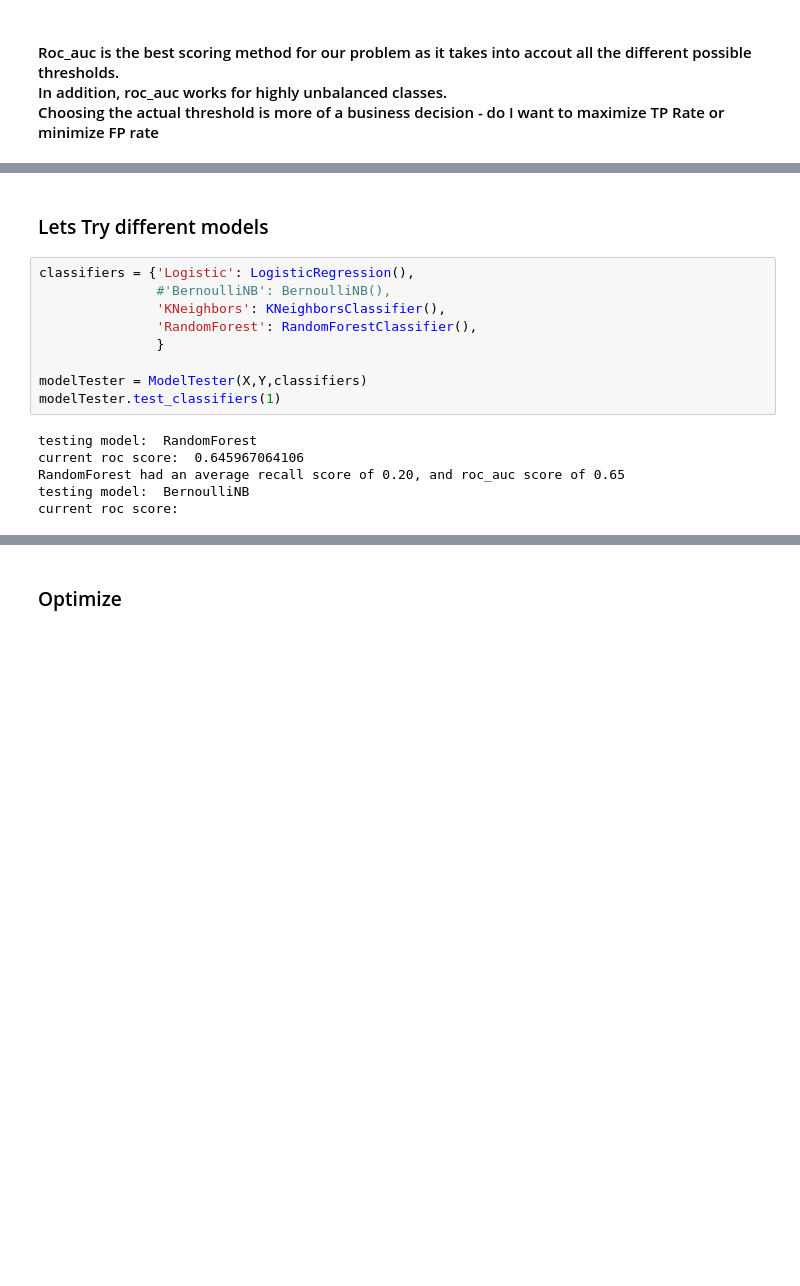
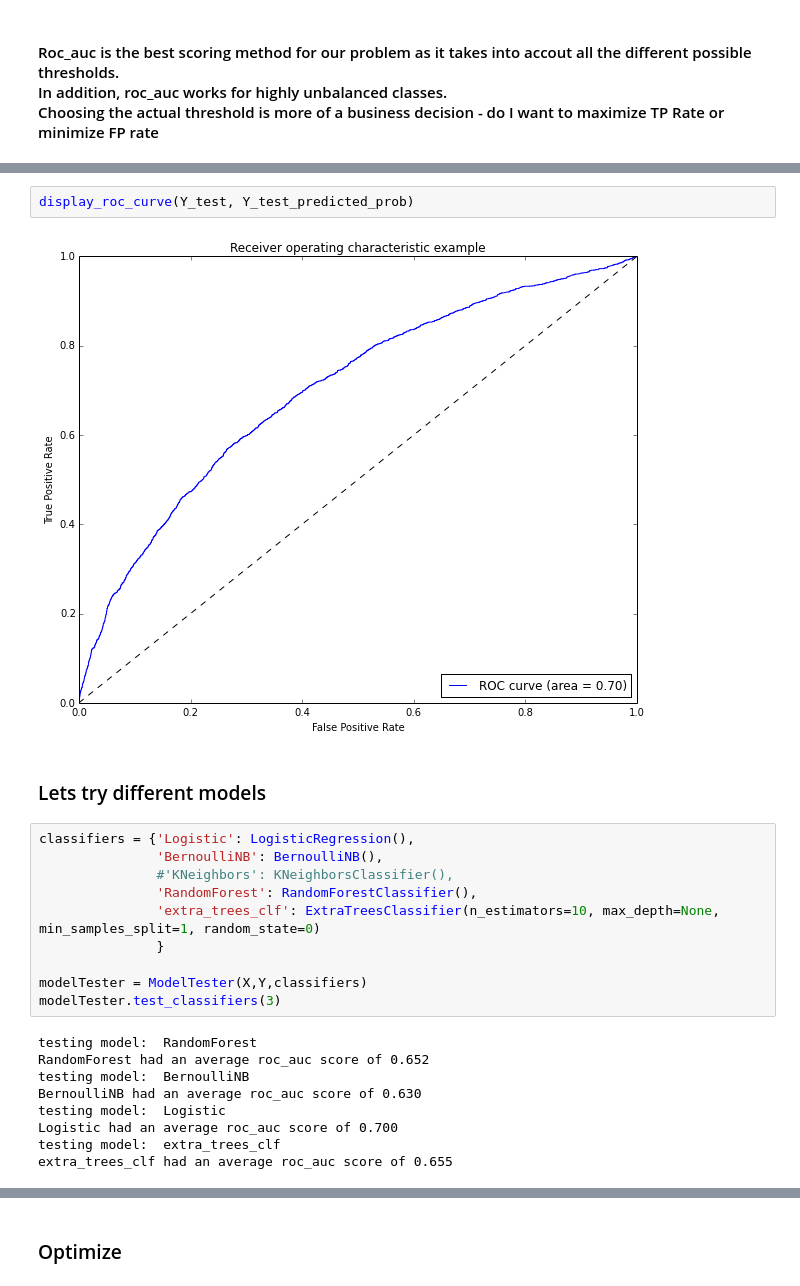
Before and after one commit to arisha84/fall_2014_assignments, a Jupyter notebook: project/Presentaion.ipynb, the cells around one changed output, grey strips where cells are left out. Saved outputs shown, nothing was run; the diff lists cells and outputs as text; blank space fills up the shorter version.

```diff
--- a/project/Presentaion.ipynb
+++ b/project/Presentaion.ipynb
@@ -128,18 +132,26 @@ score_roc_auc
+# %%
+display_roc_curve(Y_test, Y_test_predicted_prob)
+# %% [output]
+[figure, added]
 # %% [markdown]
-### Lets Try different models
+### Lets try different models
 # %%
 classifiers = {'Logistic': LogisticRegression(),
-               #'BernoulliNB': BernoulliNB(),
-               'KNeighbors': KNeighborsClassifier(),
+               'BernoulliNB': BernoulliNB(),
+               #'KNeighbors': KNeighborsClassifier(),
                'RandomForest': RandomForestClassifier(),
+               'extra_trees_clf': ExtraTreesClassifier(n_estimators=10, max_depth=None, min_samples_split=1, random_state=0)
                }
 
 modelTester = ModelTester(X,Y,classifiers)
-modelTester.test_classifiers(1)
+modelTester.test_classifiers(3)
 # %% [output]
 testing model:  RandomForest
-current roc score:  0.645967064106
-RandomForest had an average recall score of 0.20, and roc_auc score of 0.65
+RandomForest had an average roc_auc score of 0.652
 testing model:  BernoulliNB
-current roc score:
+BernoulliNB had an average roc_auc score of 0.630
+testing model:  Logistic
+Logistic had an average roc_auc score of 0.700
+testing model:  extra_trees_clf
+extra_trees_clf had an average roc_auc score of 0.655
 # %% [markdown]
```
Also changed, not shown: parts of 39 cells of this notebook, 2 other files.
